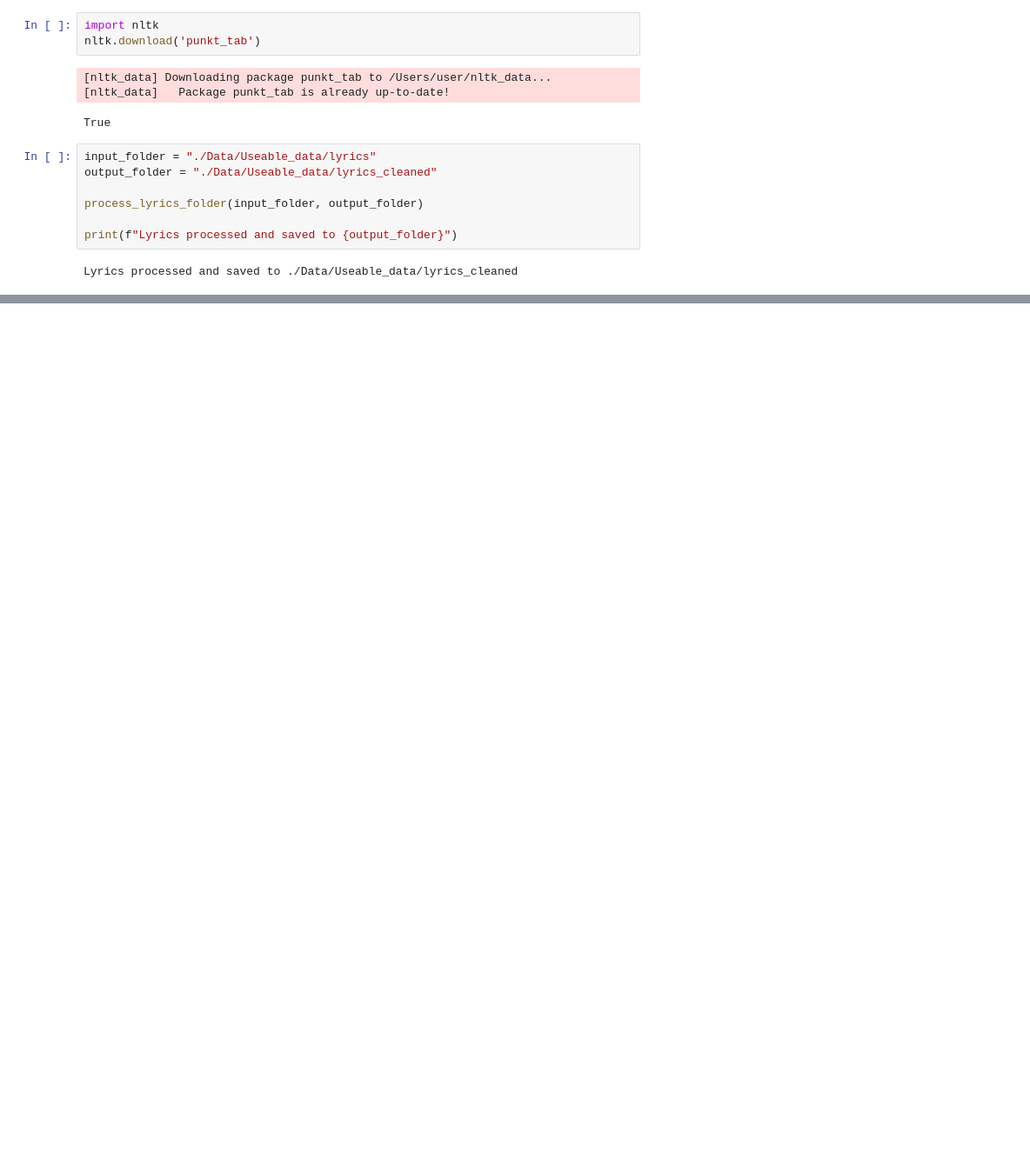
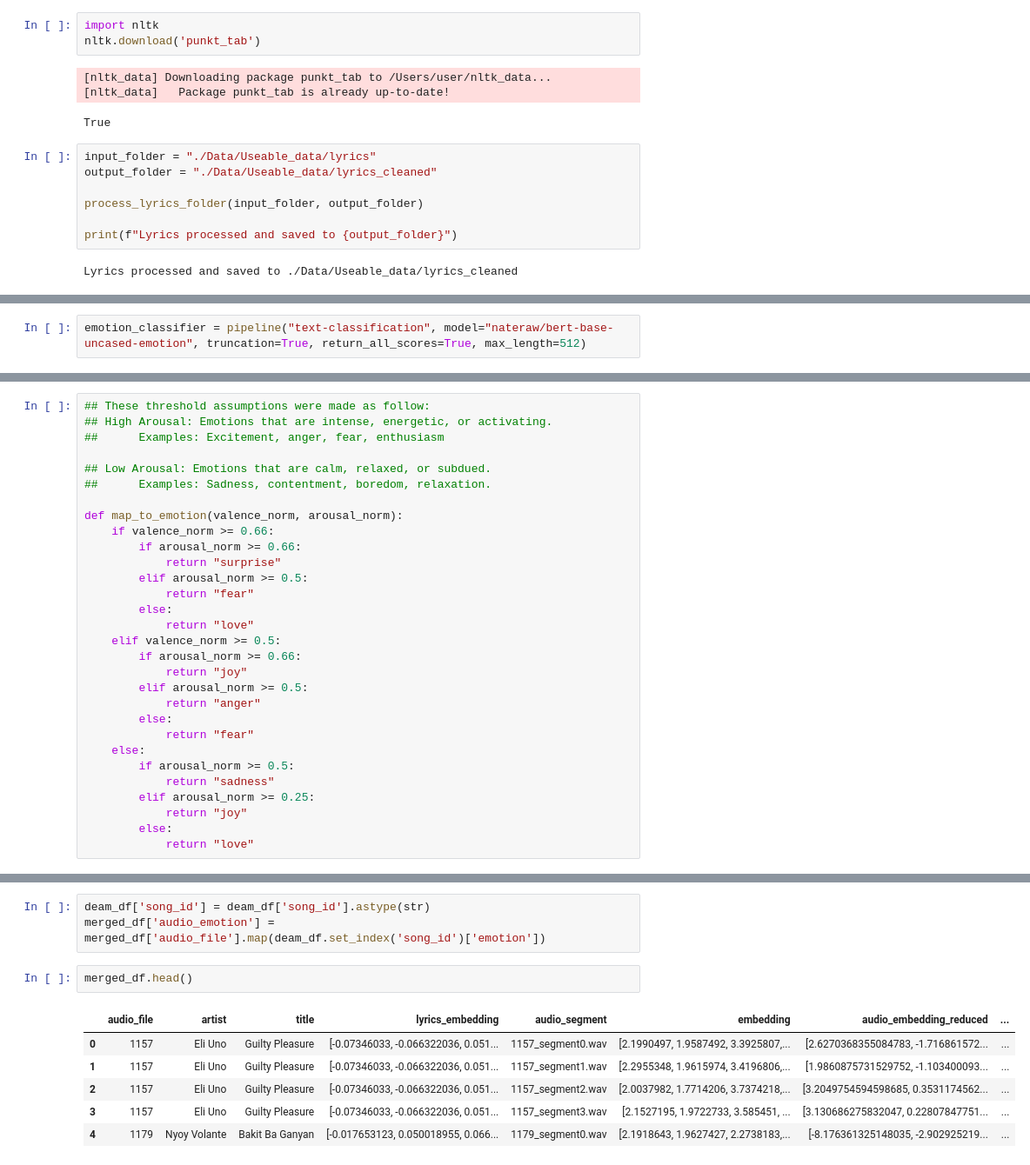
Before and after one commit to Ranvirsv/Emotion_Analysis_Music-Lyrics, a Jupyter notebook: Final_Project.ipynb, the cells around one changed output, grey strips where cells are left out. Shown: that part at 87% size. Saved outputs shown, nothing was run; the diff lists cells and outputs as text; blank space fills up the shorter version.

```diff
--- a/Final_Project.ipynb
+++ b/Final_Project.ipynb
@@ -715,0 +505,2 @@ Results have been saved to mulan_emotional_analysis_results.txt
+# %%
+emotion_classifier = pipeline("text-classification", model="nateraw/bert-base-uncased-emotion", truncation=True, return_all_scores=True, max_length=512)
@@ -715,0 +565,30 @@ Results have been saved to mulan_emotional_analysis_results.txt
+# %%
+## These threshold assumptions were made as follow:
+## High Arousal: Emotions that are intense, energetic, or activating.
+##      Examples: Excitement, anger, fear, enthusiasm
+
+## Low Arousal: Emotions that are calm, relaxed, or subdued.
+##      Examples: Sadness, contentment, boredom, relaxation.
+
+def map_to_emotion(valence_norm, arousal_norm):
+    if valence_norm >= 0.66:
+        if arousal_norm >= 0.66:
+            return "surprise"
+        elif arousal_norm >= 0.5:
+            return "fear"
+        else:
+            return "love"
+    elif valence_norm >= 0.5:
+        if arousal_norm >= 0.66:
+            return "joy"
+        elif arousal_norm >= 0.5:
+            return "anger"
+        else:
+            return "fear"
+    else:
+        if arousal_norm >= 0.5:
+            return "sadness"
+        elif arousal_norm >= 0.25:
+            return "joy"
+        else:
+            return "love"
@@ -715,0 +613,12 @@ Results have been saved to mulan_emotional_analysis_results.txt
+# %%
+deam_df['song_id'] = deam_df['song_id'].astype(str)
+merged_df['audio_emotion'] = merged_df['audio_file'].map(deam_df.set_index('song_id')['emotion'])
+# %%
+merged_df.head()
+# %% [output]
+|  | audio_file | artist | title | lyrics_embedding | audio_segment | embedding | audio_embedding_reduced | ... |
+| 0 | 1157 | Eli Uno | Guilty Pleasure | [-0.07346033, -0.066322036, 0.051... | 1157_segment0.wav | [2.1990497, 1.9587492, 3.3925807,... | [2.6270368355084783, -1.716861572... | ... |
+| 1 | 1157 | Eli Uno | Guilty Pleasure | [-0.07346033, -0.066322036, 0.051... | 1157_segment1.wav | [2.2955348, 1.9615974, 3.4196806,... | [1.9860875731529752, -1.103400093... | ... |
+| 2 | 1157 | Eli Uno | Guilty Pleasure | [-0.07346033, -0.066322036, 0.051... | 1157_segment2.wav | [2.0037982, 1.7714206, 3.7374218,... | [3.2049754594598685, 0.3531174562... | ... |
+| 3 | 1157 | Eli Uno | Guilty Pleasure | [-0.07346033, -0.066322036, 0.051... | 1157_segment3.wav | [2.1527195, 1.9722733, 3.585451, ... | [3.130686275832047, 0.22807847751... | ... |
+| 4 | 1179 | Nyoy Volante | Bakit Ba Ganyan | [-0.017653123, 0.050018955, 0.066... | 1179_segment0.wav | [2.1918643, 1.9627427, 2.2738183,... | [-8.176361325148035, -2.902925219... | ... |
```
Also changed, not shown: parts of 31 cells of this notebook, 8 other files.
